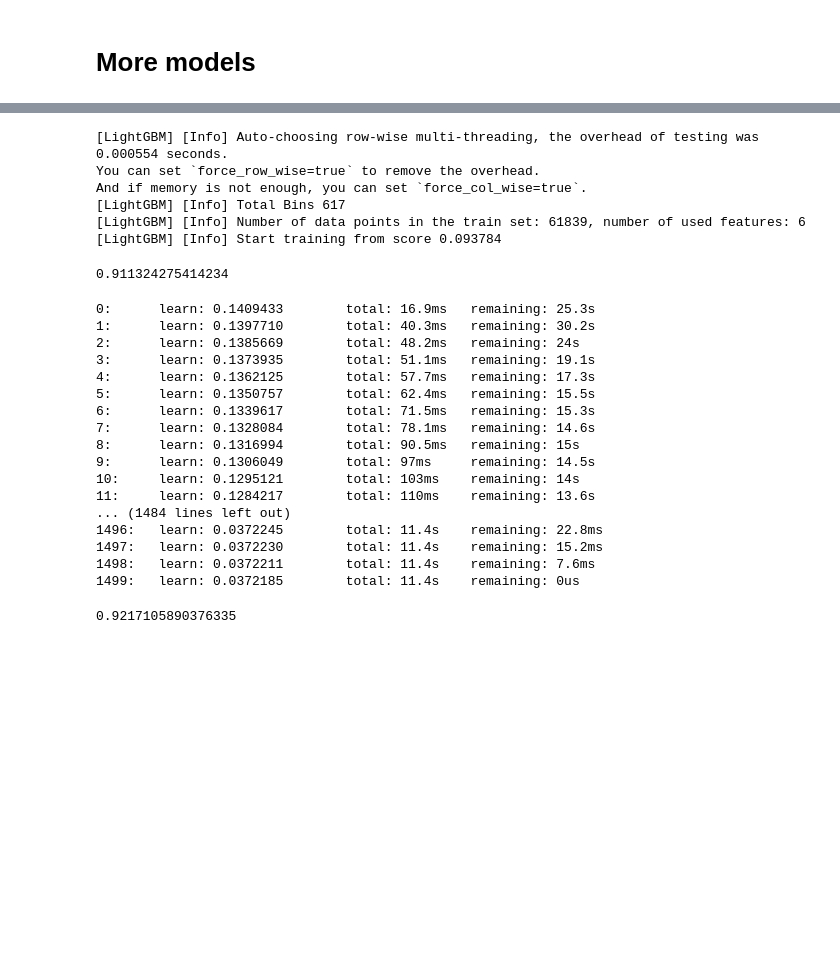
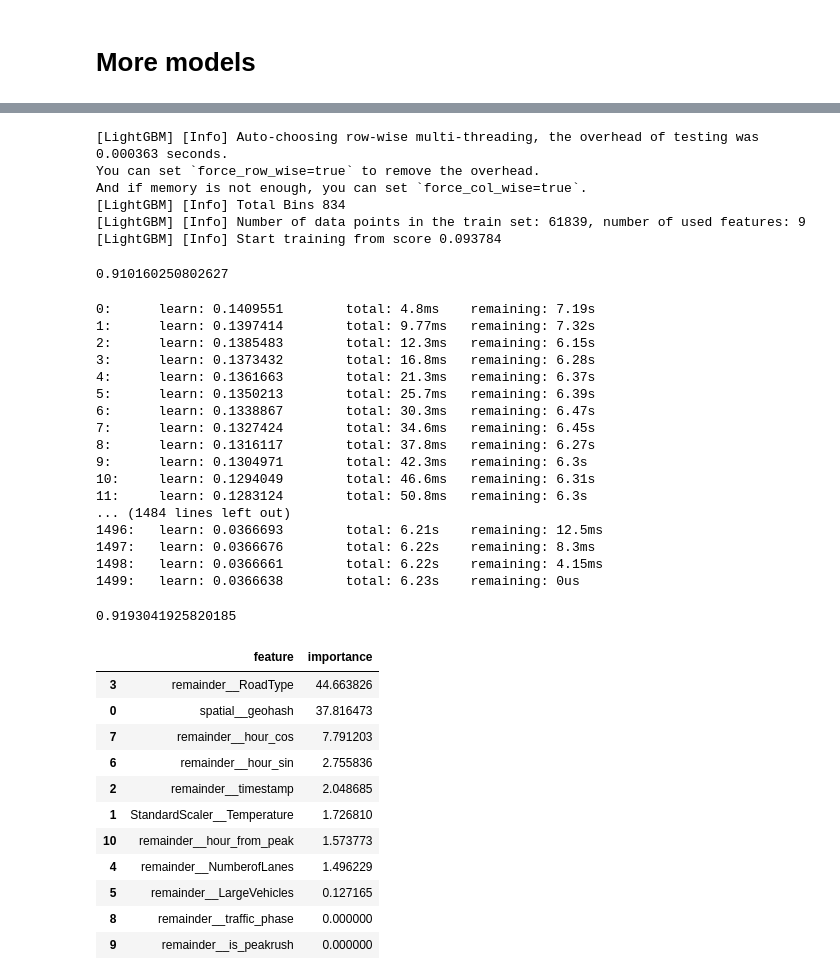
Before and after one commit to akshatsinha2027/Flipkart-GridLock-2.0, a Jupyter notebook: Model.ipynb, the cells around one changed output, grey strips where cells are left out. Drawn from its saved outputs; the diff is of its cells as text; code cells hidden in the pictures; blank space fills up the shorter version.

Commit message:
Traing after feature engineering

```diff
--- a/Model.ipynb
+++ b/Model.ipynb
@@ -172,39 +179,55 @@ r2_score(y_test,y_pred4)
 # %%
 from lightgbm import LGBMRegressor
-model5=LGBMRegressor(n_estimators=500,learning_rate=0.01,max_depth=10,subsample=0.8,colsample_bytree=0.8,random_state=42)
+model5=LGBMRegressor(n_estimators=2000,learning_rate=0.01,max_depth=10,subsample=0.8,colsample_bytree=0.5,random_state=42)
 model5.fit(x_train,y_train)
 y_pred5=model5.predict(x_test)
 r2_score(y_test,y_pred5)
 # %% [output]
-[LightGBM] [Info] Auto-choosing row-wise multi-threading, the overhead of testing was 0.000554 seconds.
+[LightGBM] [Info] Auto-choosing row-wise multi-threading, the overhead of testing was 0.000363 seconds.
 You can set `force_row_wise=true` to remove the overhead.
 And if memory is not enough, you can set `force_col_wise=true`.
-[LightGBM] [Info] Total Bins 617
-[LightGBM] [Info] Number of data points in the train set: 61839, number of used features: 6
+[LightGBM] [Info] Total Bins 834
+[LightGBM] [Info] Number of data points in the train set: 61839, number of used features: 9
 [LightGBM] [Info] Start training from score 0.093784
-0.911324275414234
+0.910160250802627
 # %%
 from sklearn.ensemble import VotingRegressor
-voting_model=VotingRegressor(estimators=[('catboost',model2),('random_forest',model3)],weights=[0.35,0.65])
+voting_model=VotingRegressor(estimators=[('catboost',model2),('randomforest',model3)],weights=[0.95,0.65])
 voting_model.fit(x_train,y_train)
 y_pred_voting=voting_model.predict(x_test)
 r2_score(y_test,y_pred_voting)
 # %% [output]
-0:      learn: 0.1409433        total: 16.9ms   remaining: 25.3s
-1:      learn: 0.1397710        total: 40.3ms   remaining: 30.2s
-2:      learn: 0.1385669        total: 48.2ms   remaining: 24s
-3:      learn: 0.1373935        total: 51.1ms   remaining: 19.1s
-4:      learn: 0.1362125        total: 57.7ms   remaining: 17.3s
-5:      learn: 0.1350757        total: 62.4ms   remaining: 15.5s
-6:      learn: 0.1339617        total: 71.5ms   remaining: 15.3s
-7:      learn: 0.1328084        total: 78.1ms   remaining: 14.6s
-8:      learn: 0.1316994        total: 90.5ms   remaining: 15s
-9:      learn: 0.1306049        total: 97ms     remaining: 14.5s
-10:     learn: 0.1295121        total: 103ms    remaining: 14s
-11:     learn: 0.1284217        total: 110ms    remaining: 13.6s
+0:      learn: 0.1409551        total: 4.8ms    remaining: 7.19s
+1:      learn: 0.1397414        total: 9.77ms   remaining: 7.32s
+2:      learn: 0.1385483        total: 12.3ms   remaining: 6.15s
+3:      learn: 0.1373432        total: 16.8ms   remaining: 6.28s
+4:      learn: 0.1361663        total: 21.3ms   remaining: 6.37s
+5:      learn: 0.1350213        total: 25.7ms   remaining: 6.39s
+6:      learn: 0.1338867        total: 30.3ms   remaining: 6.47s
+7:      learn: 0.1327424        total: 34.6ms   remaining: 6.45s
+8:      learn: 0.1316117        total: 37.8ms   remaining: 6.27s
+9:      learn: 0.1304971        total: 42.3ms   remaining: 6.3s
+10:     learn: 0.1294049        total: 46.6ms   remaining: 6.31s
+11:     learn: 0.1283124        total: 50.8ms   remaining: 6.3s
 ... (1484 lines left out)
-1496:   learn: 0.0372245        total: 11.4s    remaining: 22.8ms
-1497:   learn: 0.0372230        total: 11.4s    remaining: 15.2ms
-1498:   learn: 0.0372211        total: 11.4s    remaining: 7.6ms
-1499:   learn: 0.0372185        total: 11.4s    remaining: 0us
+1496:   learn: 0.0366693        total: 6.21s    remaining: 12.5ms
+1497:   learn: 0.0366676        total: 6.22s    remaining: 8.3ms
+1498:   learn: 0.0366661        total: 6.22s    remaining: 4.15ms
+1499:   learn: 0.0366638        total: 6.23s    remaining: 0us
-0.9217105890376335
+0.9193041925820185
+# %%
+importance=model2.get_feature_importance()
+pd.DataFrame({'feature':x.columns,'importance':importance}).sort_values(by='importance',ascending=False)
+# %% [output]
+|  | feature | importance |
+| 3 | remainder__RoadType | 44.663826 |
+| 0 | spatial__geohash | 37.816473 |
+| 7 | remainder__hour_cos | 7.791203 |
+| 6 | remainder__hour_sin | 2.755836 |
+| 2 | remainder__timestamp | 2.048685 |
+| 1 | StandardScaler__Temperature | 1.726810 |
+| 10 | remainder__hour_from_peak | 1.573773 |
+| 4 | remainder__NumberofLanes | 1.496229 |
+| 5 | remainder__LargeVehicles | 0.127165 |
+| 8 | remainder__traffic_phase | 0.000000 |
+| 9 | remainder__is_peakrush | 0.000000 |
```
Also changed, not shown: parts of 11 cells of this notebook.
